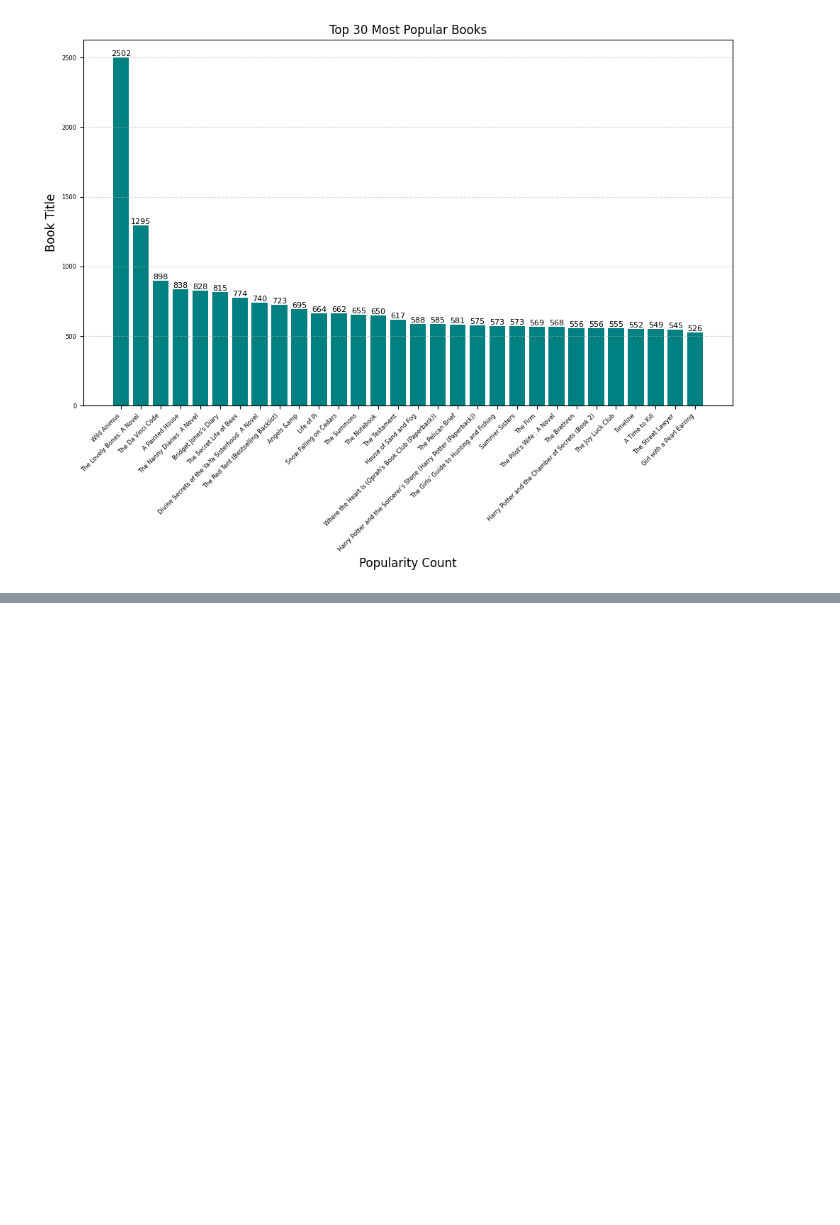
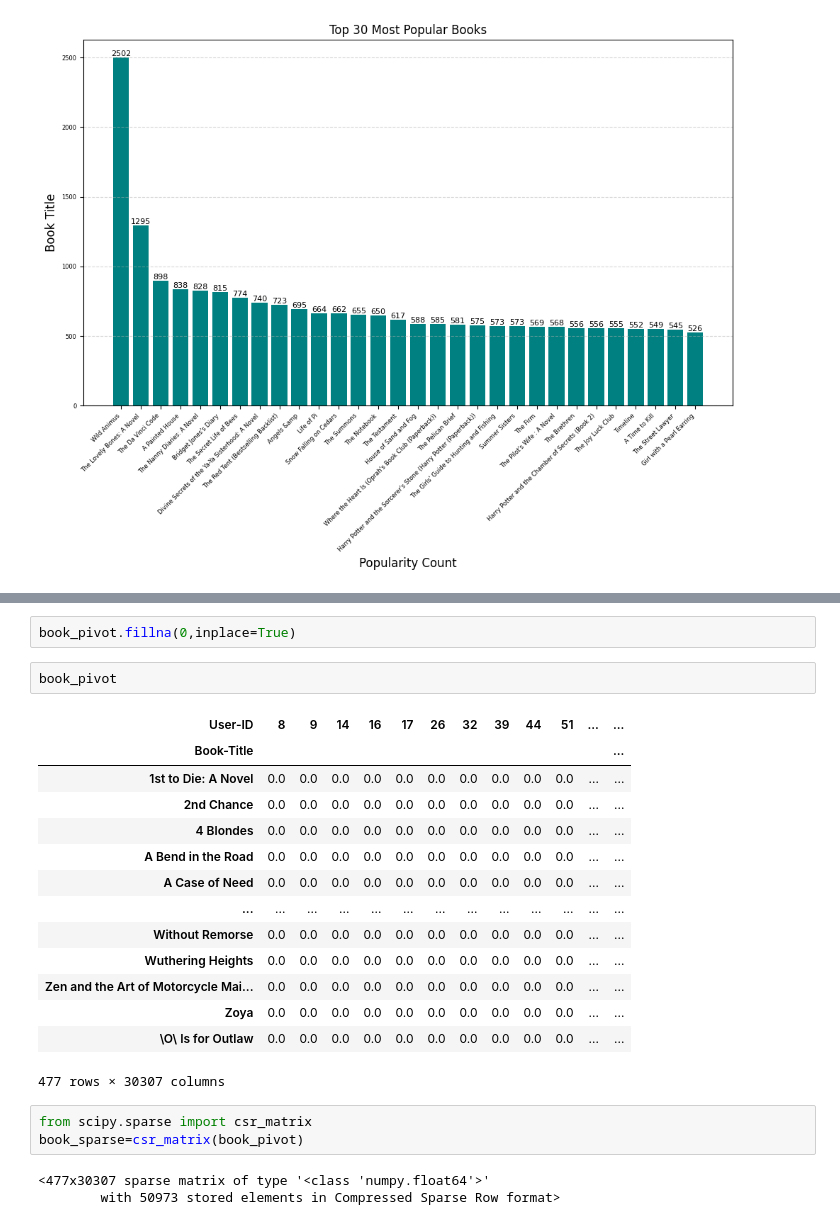
Before and after one commit to Ronaldonyagaka/recommendation_system_project, a Jupyter notebook: recommendation.ipynb, the cells around one changed output, grey strips where cells are left out. Drawn from its saved outputs; the diff is of its cells as text; blank space fills up the shorter version.

```diff
--- a/recommendation.ipynb
+++ b/recommendation.ipynb
@@ -478,0 +579,25 @@ plt.show()
+# %%
+book_pivot.fillna(0,inplace=True)
+# %%
+book_pivot
+# %% [output]
+| User-ID | 8 | 9 | 14 | 16 | 17 | 26 | 32 | 39 | 44 | 51 | ... | ... |
+| Book-Title |  |  |  |  |  |  |  |  |  |  |  | ... |
+| 1st to Die: A Novel | 0.0 | 0.0 | 0.0 | 0.0 | 0.0 | 0.0 | 0.0 | 0.0 | 0.0 | 0.0 | ... | ... |
+| 2nd Chance | 0.0 | 0.0 | 0.0 | 0.0 | 0.0 | 0.0 | 0.0 | 0.0 | 0.0 | 0.0 | ... | ... |
+| 4 Blondes | 0.0 | 0.0 | 0.0 | 0.0 | 0.0 | 0.0 | 0.0 | 0.0 | 0.0 | 0.0 | ... | ... |
+| A Bend in the Road | 0.0 | 0.0 | 0.0 | 0.0 | 0.0 | 0.0 | 0.0 | 0.0 | 0.0 | 0.0 | ... | ... |
+| A Case of Need | 0.0 | 0.0 | 0.0 | 0.0 | 0.0 | 0.0 | 0.0 | 0.0 | 0.0 | 0.0 | ... | ... |
+| ... | ... | ... | ... | ... | ... | ... | ... | ... | ... | ... | ... | ... |
+| Without Remorse | 0.0 | 0.0 | 0.0 | 0.0 | 0.0 | 0.0 | 0.0 | 0.0 | 0.0 | 0.0 | ... | ... |
+| Wuthering Heights | 0.0 | 0.0 | 0.0 | 0.0 | 0.0 | 0.0 | 0.0 | 0.0 | 0.0 | 0.0 | ... | ... |
+| Zen and the Art of Motorcycle Mai... | 0.0 | 0.0 | 0.0 | 0.0 | 0.0 | 0.0 | 0.0 | 0.0 | 0.0 | 0.0 | ... | ... |
+| Zoya | 0.0 | 0.0 | 0.0 | 0.0 | 0.0 | 0.0 | 0.0 | 0.0 | 0.0 | 0.0 | ... | ... |
+| \O\ Is for Outlaw | 0.0 | 0.0 | 0.0 | 0.0 | 0.0 | 0.0 | 0.0 | 0.0 | 0.0 | 0.0 | ... | ... |
+477 rows × 30307 columns
+# %%
+from scipy.sparse import csr_matrix
+book_sparse=csr_matrix(book_pivot)
+# %% [output]
+<477x30307 sparse matrix of type '<class 'numpy.float64'>'
+        with 50973 stored elements in Compressed Sparse Row format>
```
Also changed, not shown: parts of 18 cells of this notebook.
